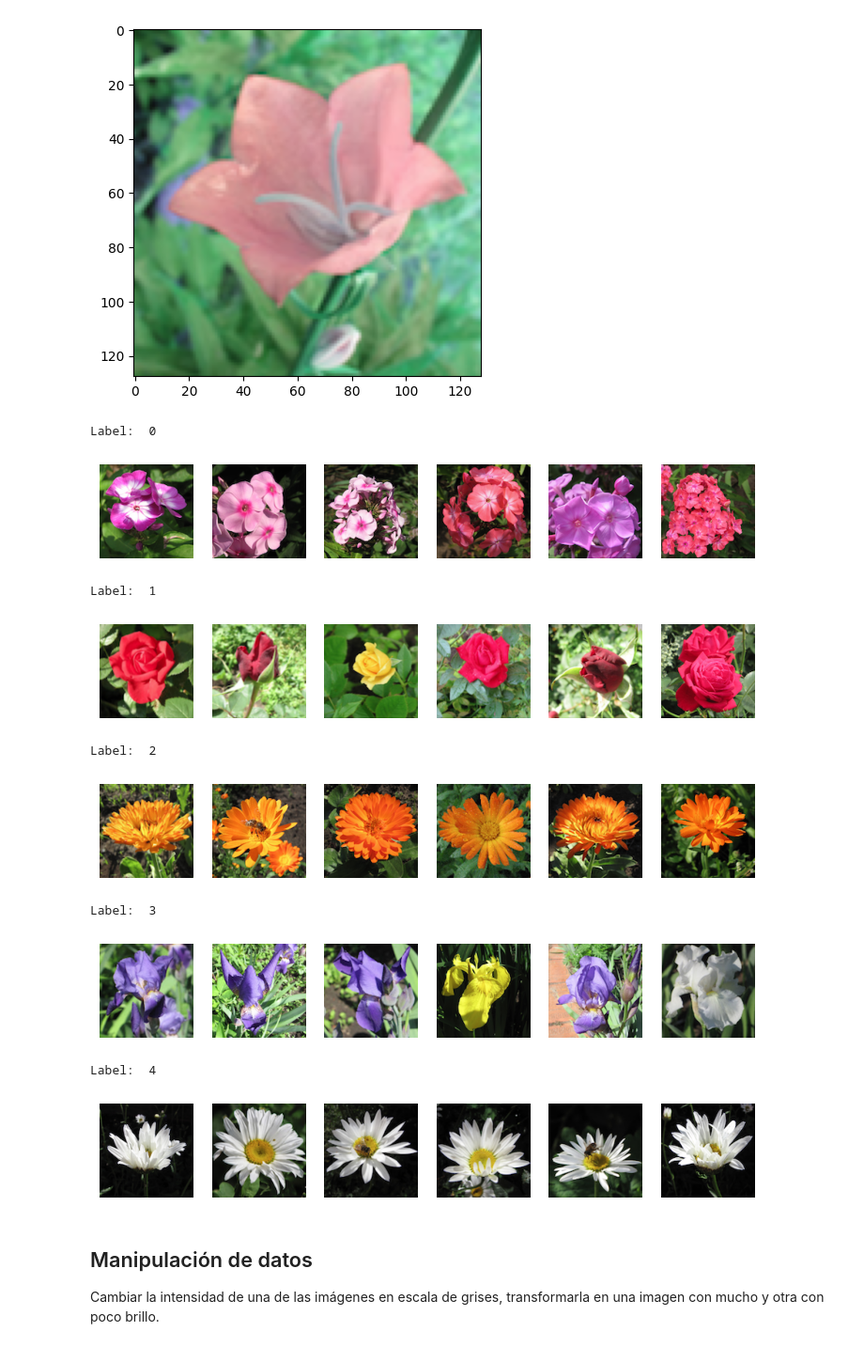
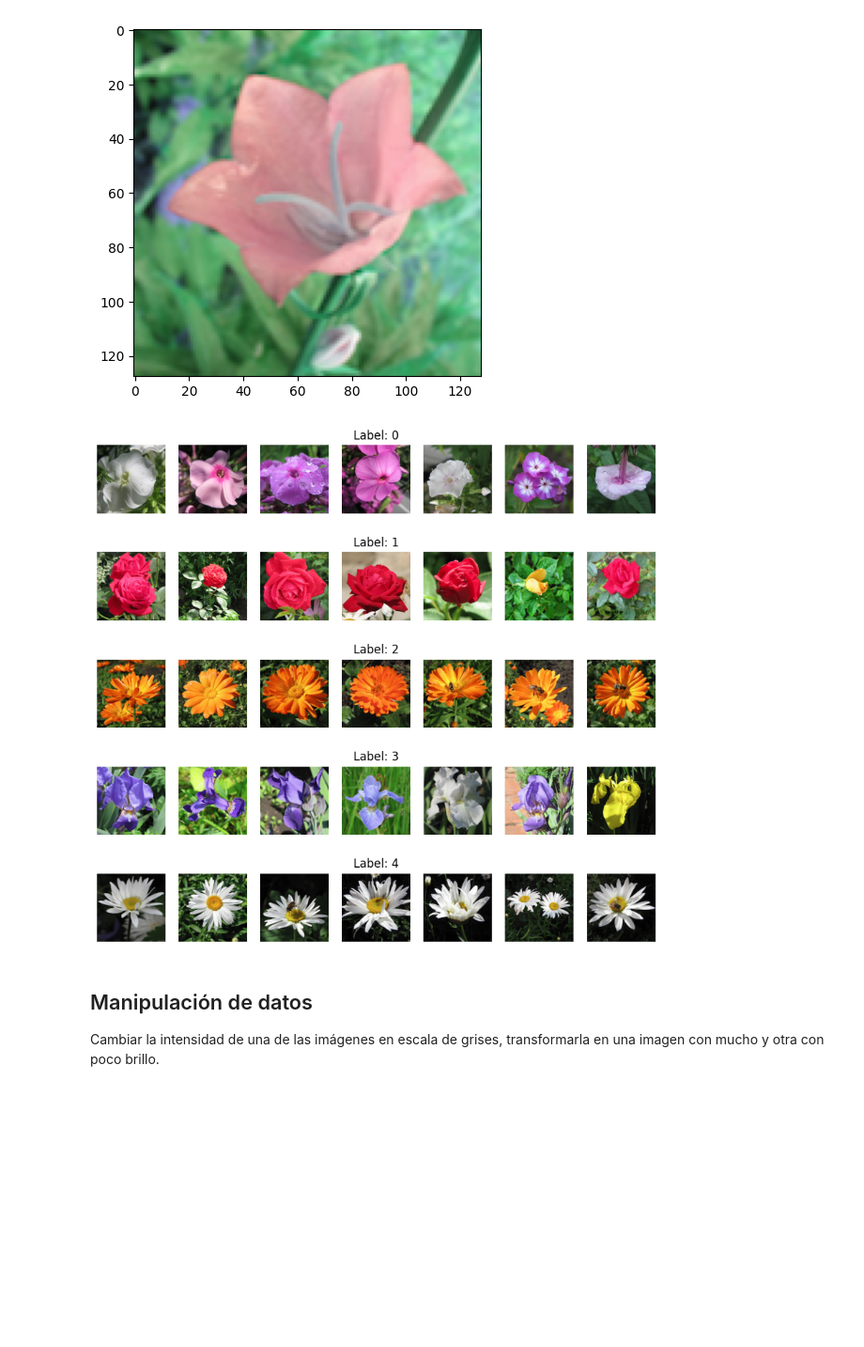
Before and after one commit to josesg998/dmecyt, a Jupyter notebook: preTP1/pre_TP_01_JSG.ipynb, the cells around one changed output. Shown at 94% size. Cells and saved outputs as stored; diff of their text form; code cells hidden in the pictures; blank space fills up the shorter version.

```diff
--- a/preTP1/pre_TP_01_JSG.ipynb
+++ b/preTP1/pre_TP_01_JSG.ipynb
@@ -17,7 +19,7 @@ import numpy as np
 A partir del siguiente link, se obtendrán las imágenes a color de 210 flores pertenecientes a 10 especies diferentes. Cada imagen consiste en un archivo .PNG de 128 pixeles de ancho por 128 pixeles de profundidad (128x128x3). Adicionlamente, se encuentra el archivo .CSV con las etiquetas (labels) que corresponden a la especie de cada imagen.
 # %%
 image_path = "/content/drive/MyDrive/DMCyT_2023/flower_images/" #drive
-image_path = "flower_images/" #local
+#image_path = "flower_images/" #local
 
 path = sorted([os.path.join(image_path, file)
                for file in os.listdir(image_path )
@@ -45,25 +49,18 @@ plt.imshow(img)
 # %%
 def print_flowers(species:list,n:int):
-    for label in species:
-        print("Label: ", label)
+    fig, axs = plt.subplots(len(species), n, figsize=(n*3/2, n*7/5))
+    for r,label in enumerate(species):
         photos = labels[labels['label'] == label].sample(n)
-        fig, axs = plt.subplots(1, n, figsize=(n*3/2, n*2))
         for i in range(n):
-            axs[i].imshow(cv2.cvtColor(cv2.imread(image_path+photos.iloc[i]['file']),cv2.COLOR_BGR2RGB))
-            axs[i].axis('off')
-        plt.show()
-print_flowers(range(5),6)
+          if i==np.floor(n/2):
+            axs[r,i].set_title("Label: "+str(label))
+          axs[r,i].imshow(cv2.cvtColor(cv2.imread(image_path+photos.iloc[i]['file']),cv2.COLOR_BGR2RGB))
+          axs[r,i].axis('off')
+
+    plt.show()
+print_flowers(range(5),7)
 # %% [output]
-Label:  0
-[figure, old version]
+[figure, new version]
-Label:  1
-[figure, removed]
-Label:  2
-[figure, removed]
-Label:  3
-[figure, removed]
-Label:  4
-[figure, removed]
 # %% [markdown]
 ## Manipulación de datos
 
```
Also changed, not shown: parts of 6 cells of this notebook.
